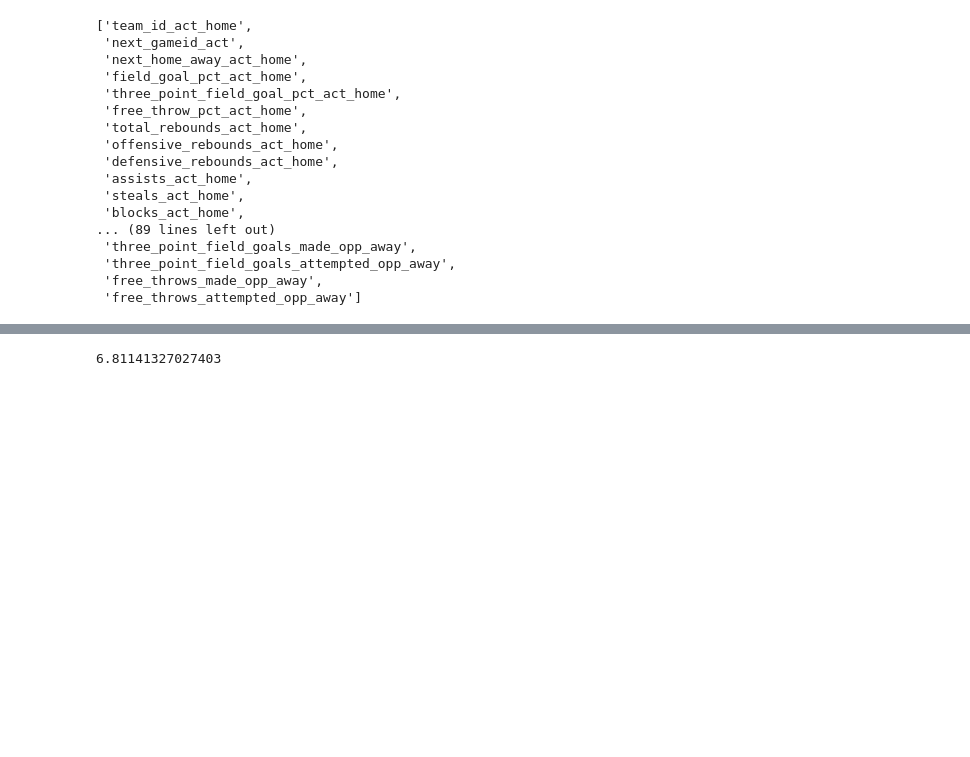
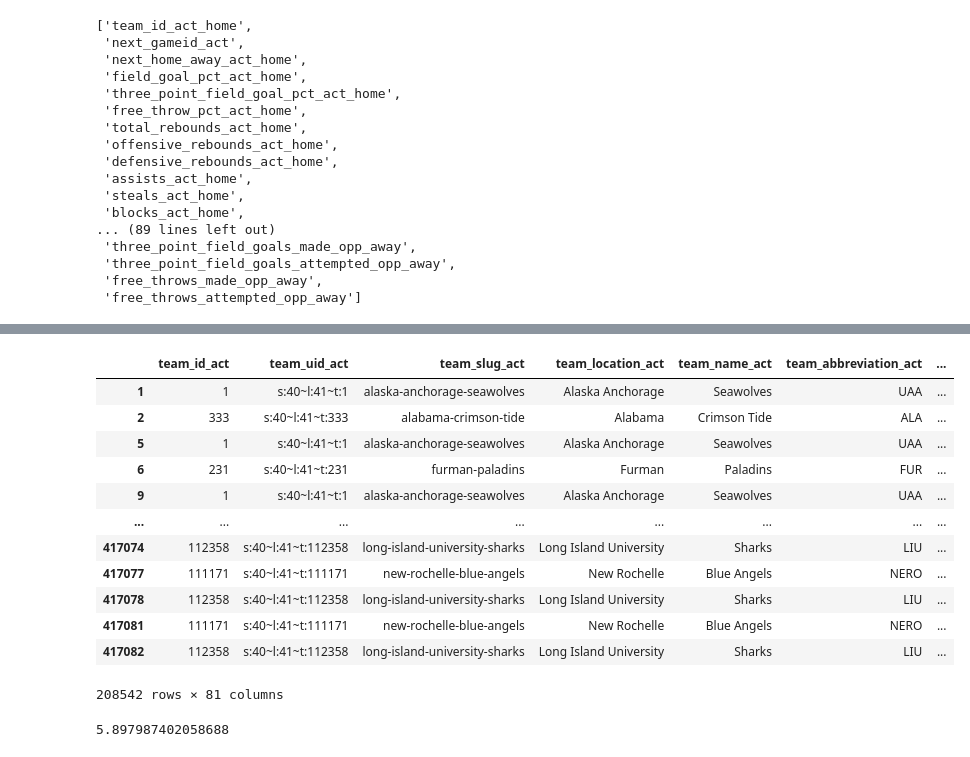
Before and after one commit to MirandaRosalise/CBB-data, a Jupyter notebook: sdv-build.ipynb, the cells around one changed output, grey strips where cells are left out. Saved outputs shown, nothing was run; the diff lists cells and outputs as text; code cells hidden in the pictures; blank space fills up the shorter version.

```diff
--- a/sdv-build.ipynb
+++ b/sdv-build.ipynb
@@ -247,4 +285,22 @@ Name: final_spread, Length: 91418, dtype: int64
+# %%
+matchups
+# %% [output]
+|  | team_id_act | team_uid_act | team_slug_act | team_location_act | team_name_act | team_abbreviation_act | ... |
+| 1 | 1 | s:40~l:41~t:1 | alaska-anchorage-seawolves | Alaska Anchorage | Seawolves | UAA | ... |
+| 2 | 333 | s:40~l:41~t:333 | alabama-crimson-tide | Alabama | Crimson Tide | ALA | ... |
+| 5 | 1 | s:40~l:41~t:1 | alaska-anchorage-seawolves | Alaska Anchorage | Seawolves | UAA | ... |
+| 6 | 231 | s:40~l:41~t:231 | furman-paladins | Furman | Paladins | FUR | ... |
+| 9 | 1 | s:40~l:41~t:1 | alaska-anchorage-seawolves | Alaska Anchorage | Seawolves | UAA | ... |
+| ... | ... | ... | ... | ... | ... | ... | ... |
+| 417074 | 112358 | s:40~l:41~t:112358 | long-island-university-sharks | Long Island University | Sharks | LIU | ... |
+| 417077 | 111171 | s:40~l:41~t:111171 | new-rochelle-blue-angels | New Rochelle | Blue Angels | NERO | ... |
+| 417078 | 112358 | s:40~l:41~t:112358 | long-island-university-sharks | Long Island University | Sharks | LIU | ... |
+| 417081 | 111171 | s:40~l:41~t:111171 | new-rochelle-blue-angels | New Rochelle | Blue Angels | NERO | ... |
+| 417082 | 112358 | s:40~l:41~t:112358 | long-island-university-sharks | Long Island University | Sharks | LIU | ... |
+208542 rows × 81 columns
+# %%
+upcoming.final_spread.mean()
+# %% [output]
+5.897987402058688
 # %%
-(mbb_sc.home_score.astype(int)-mbb_sc.away_score.astype(int)).mean()
+(temp.home_score.astype(int)-mbb_sc.away_score.astype(int)).mean()
-# %% [output]
-6.81141327027403
```
Also changed, not shown: parts of 14 cells of this notebook, 1 other file.
